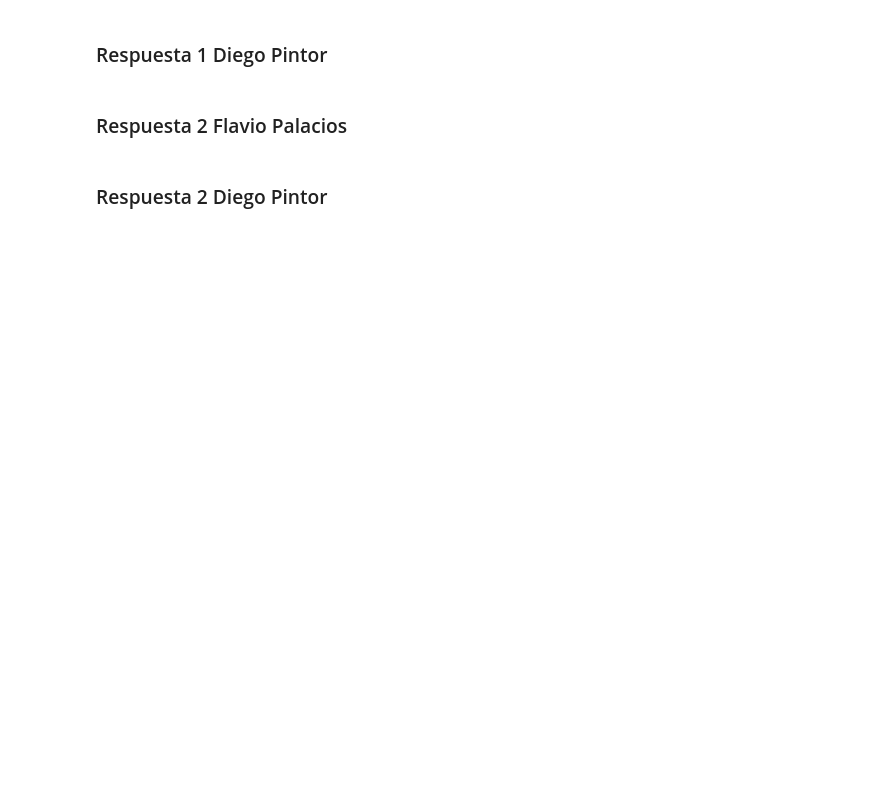
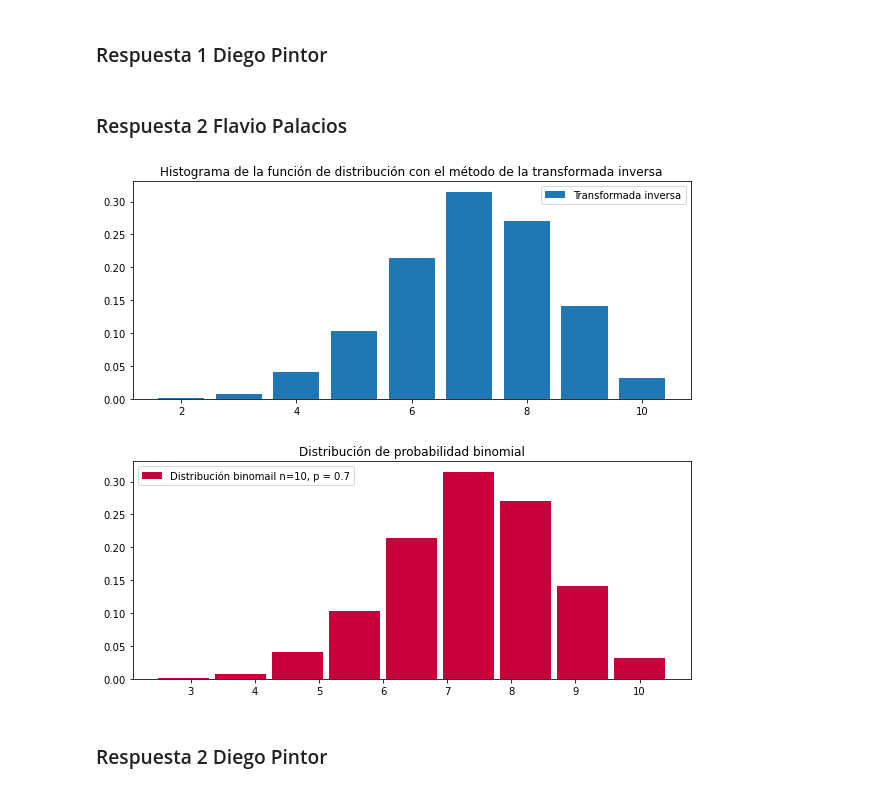
Before and after one commit to Palacios-F/ProyectoConjunto_PalaciosFC_PintorD, a Jupyter notebook: Tarea 5.ipynb, the cells around one changed output. Saved outputs shown, nothing was run; the diff lists cells and outputs as text; code cells hidden in the pictures; blank space fills up the shorter version.

```diff
--- a/Tarea 5.ipynb
+++ b/Tarea 5.ipynb
@@ -38,5 +77,50 @@
 ### Respuesta 1 Diego Pintor
 # %% [markdown]
 ### Respuesta 2 Flavio Palacios
+# %%
+def Binomial_acum(n:'Valor n de binomial',p:'Probabilidad'):
+    Pr = np.zeros(n)
+    Pr[0] = (1-p)**n
+    def pr(i):
+        nonlocal Pr
+        Pr[i+1]=((p/(1-p))*(n-i)/(i+1))*Pr[i]
+    [pr(i) for i in range(n-1)]
+    return np.cumsum(Pr)
+def Inversa_binomial(p_acum: 'Probabilidad acumulada',N: 'Cantidad de números a generar'):
+    index = range(0,n+1)
+    U =np.random.rand(N)
+    # Diccionario de valores aleatorios
+    rand2reales = {i: idx for i, idx in enumerate(index)}
+
+    # Series de los valores aletorios
+    y = pd.Series([sum([1 for p in p_acum if p < ui]) for ui in U]).map(rand2reales)
+    return y
+# %%
+N = 1000
+n = 10
+p = 0.7
+dis = Binomial_acum(n,p)
+muestra = Inversa_binomial(dis,N)
+
+
+# Histograma de la muestra generada por el método de la transformada inversa
+plt.figure(figsize=[10,4])
+y, x = np.histogram(muestra, bins=len(set(muestra)), density=True)
+plt.bar(range(min(muestra),11), y, label='Transformada inversa')
+plt.legend()
+plt.title('Histograma de la función de distribución con el método de la transformada inversa')
+plt.show()
+
+# Distribución de probabilidad original
+bino = np.random.binomial(n,p,N)
+plt.figure(figsize=[10,4])
+y1, x1 = np.histogram(muestra, bins=len(set(muestra)), density=True)
+plt.bar(x[1:], y, color = '#C70039',label='Distribución binomail n=10, p = 0.7')
+plt.title('Distribución de probabilidad binomial')
+plt.legend()
+plt.show()
+# %% [output]
+[figure, added]
+[figure, added]
 # %% [markdown]
 ### Respuesta 2 Diego Pintor
```
Also changed, not shown: parts of 5 cells of this notebook, 1 other file.
